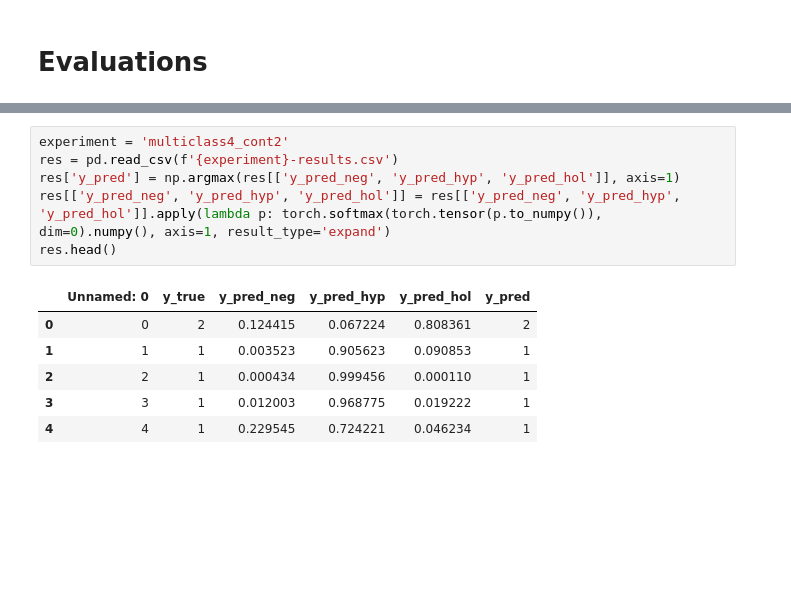
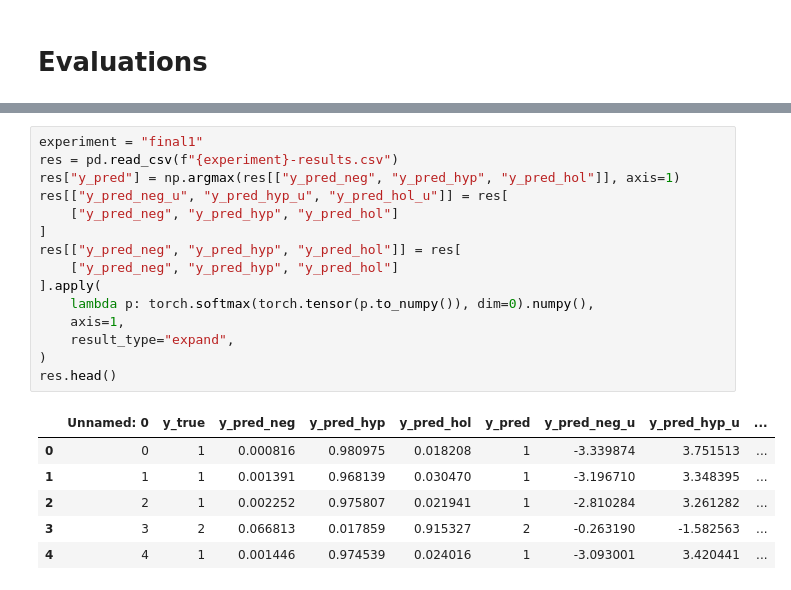
Before and after one commit to jpelayx/nlp, a Jupyter notebook: model.ipynb, the cells around one changed output, grey strips where cells are left out. Drawn from its saved outputs; the diff is of its cells as text; blank space fills up the shorter version.

```diff
--- a/model.ipynb
+++ b/model.ipynb
@@ -240,13 +239,22 @@ from torch.nn.functional import softmax
 # %%
-experiment = 'multiclass4_cont2'
-res = pd.read_csv(f'{experiment}-results.csv')
-res['y_pred'] = np.argmax(res[['y_pred_neg', 'y_pred_hyp', 'y_pred_hol']], axis=1)
-res[['y_pred_neg', 'y_pred_hyp', 'y_pred_hol']] = res[['y_pred_neg', 'y_pred_hyp', 'y_pred_hol']].apply(lambda p: torch.softmax(torch.tensor(p.to_numpy()), dim=0).numpy(), axis=1, result_type='expand')
+experiment = "final1"
+res = pd.read_csv(f"{experiment}-results.csv")
+res["y_pred"] = np.argmax(res[["y_pred_neg", "y_pred_hyp", "y_pred_hol"]], axis=1)
+res[["y_pred_neg_u", "y_pred_hyp_u", "y_pred_hol_u"]] = res[
+    ["y_pred_neg", "y_pred_hyp", "y_pred_hol"]
+]
+res[["y_pred_neg", "y_pred_hyp", "y_pred_hol"]] = res[
+    ["y_pred_neg", "y_pred_hyp", "y_pred_hol"]
+].apply(
+    lambda p: torch.softmax(torch.tensor(p.to_numpy()), dim=0).numpy(),
+    axis=1,
+    result_type="expand",
+)
 res.head()
 # %% [output]
-|  | Unnamed: 0 | y_true | y_pred_neg | y_pred_hyp | y_pred_hol | y_pred |
-| 0 | 0 | 2 | 0.124415 | 0.067224 | 0.808361 | 2 |
-| 1 | 1 | 1 | 0.003523 | 0.905623 | 0.090853 | 1 |
-| 2 | 2 | 1 | 0.000434 | 0.999456 | 0.000110 | 1 |
-| 3 | 3 | 1 | 0.012003 | 0.968775 | 0.019222 | 1 |
-| 4 | 4 | 1 | 0.229545 | 0.724221 | 0.046234 | 1 |
+|  | Unnamed: 0 | y_true | y_pred_neg | y_pred_hyp | y_pred_hol | y_pred | y_pred_neg_u | y_pred_hyp_u | ... |
+| 0 | 0 | 1 | 0.000816 | 0.980975 | 0.018208 | 1 | -3.339874 | 3.751513 | ... |
+| 1 | 1 | 1 | 0.001391 | 0.968139 | 0.030470 | 1 | -3.196710 | 3.348395 | ... |
+| 2 | 2 | 1 | 0.002252 | 0.975807 | 0.021941 | 1 | -2.810284 | 3.261282 | ... |
+| 3 | 3 | 2 | 0.066813 | 0.017859 | 0.915327 | 2 | -0.263190 | -1.582563 | ... |
+| 4 | 4 | 1 | 0.001446 | 0.974539 | 0.024016 | 1 | -3.093001 | 3.420441 | ... |
```
Also changed, not shown: parts of 54 cells of this notebook, 2 other files.
